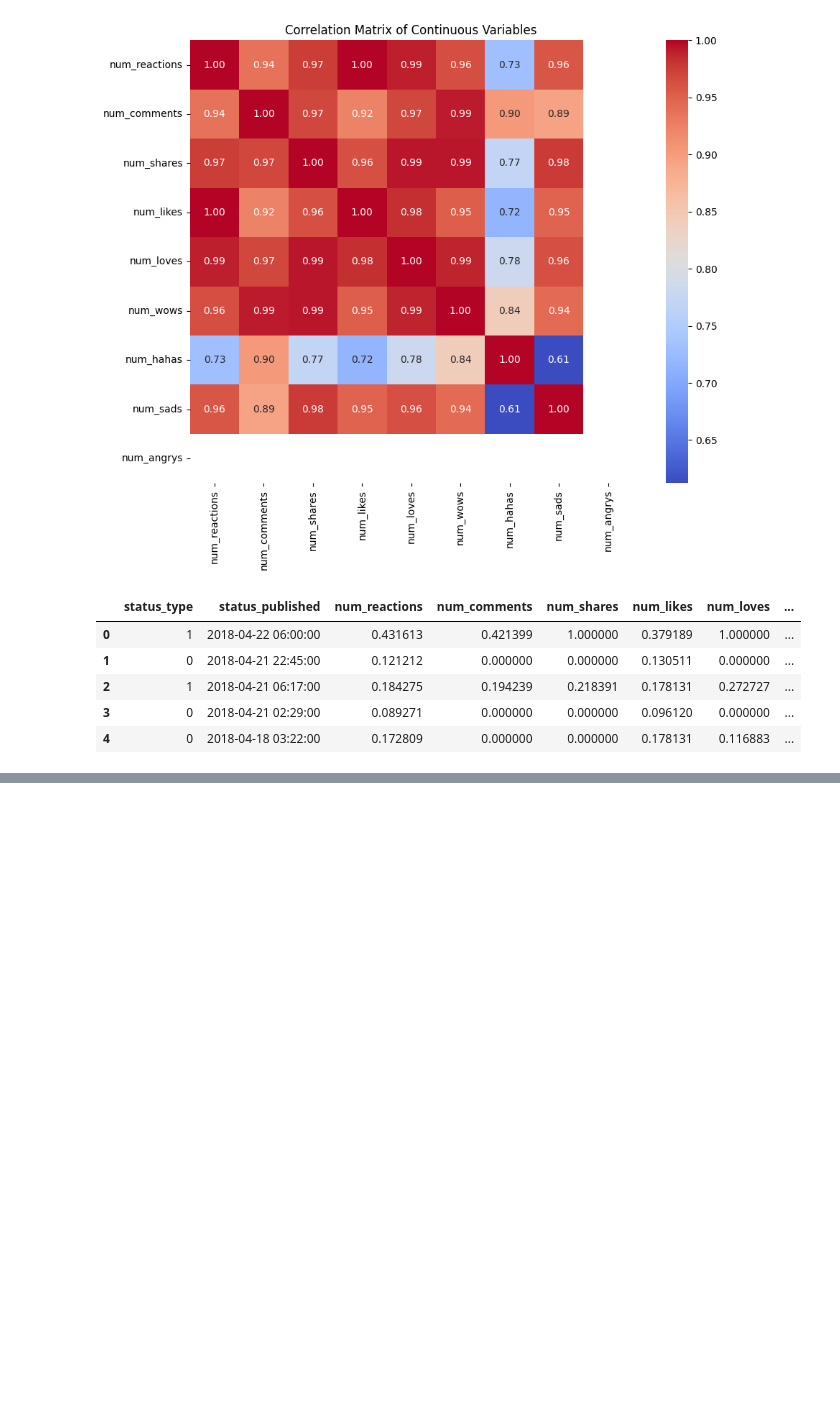
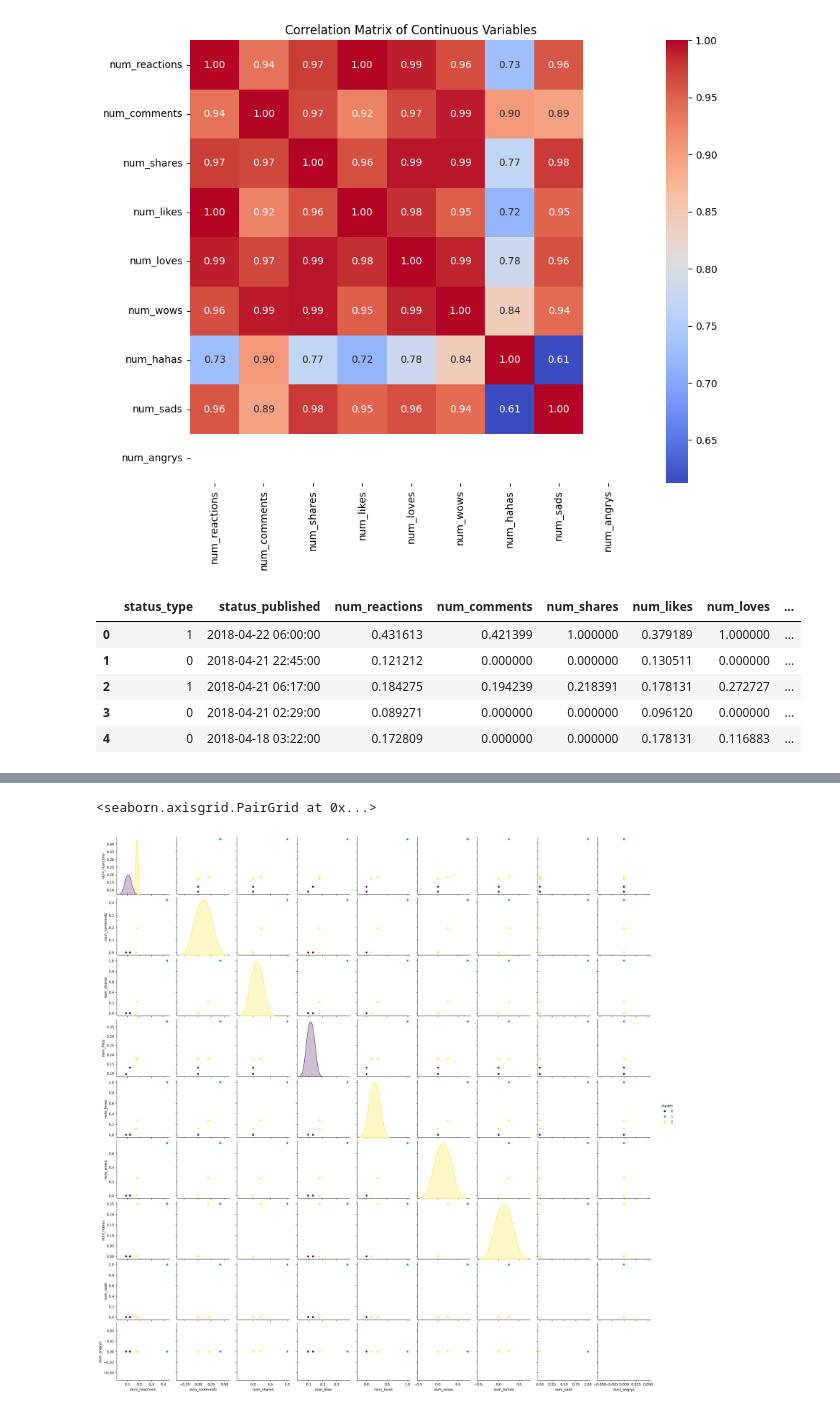
Before and after one commit to kent-debug/unsupervised-learning, a Jupyter notebook: social_media.ipynb, the cells around one changed output, grey strips where cells are left out. Drawn from its saved outputs; the diff is of its cells as text; code cells hidden in the pictures; blank space fills up the shorter version.

```diff
--- a/social_media.ipynb
+++ b/social_media.ipynb
@@ -488,0 +498,20 @@ print(room3[['status_type', 'status_published', 'cluster']])
+# %%
+# Initialize K-means clustering model with the optimal number of clusters
+optimal_k = 3  # Adjust based on the elbow curve analysis
+kmeans = KMeans(n_clusters=optimal_k, random_state=42)
+kmeans.fit(X_scaled)
+
+# Get cluster labels and add them to the original DataFrame
+cluster_labels = kmeans.labels_
+room3['cluster'] = cluster_labels
+
+# Explore clusters
+cluster_centers = scaler.inverse_transform(kmeans.cluster_centers_)  # Centroids of clusters in original scale
+cluster_counts = room3['cluster'].value_counts()  # Number of instances in each cluster
+
+# Analyze and interpret results based on cluster characteristics
+print(room3[['status_type', 'status_published', 'cluster']])
+
+# Plot scatter plots for each pair of continuous variables colored by cluster
+sns.pairplot(room3, vars=room3_continuous, hue='cluster', palette='viridis')
+# %% [output]
@@ -488,0 +524,2 @@ print(room3[['status_type', 'status_published', 'cluster']])
+<seaborn.axisgrid.PairGrid at 0x...>
+[figure, added]
```
Also changed, not shown: parts of 4 cells of this notebook.
